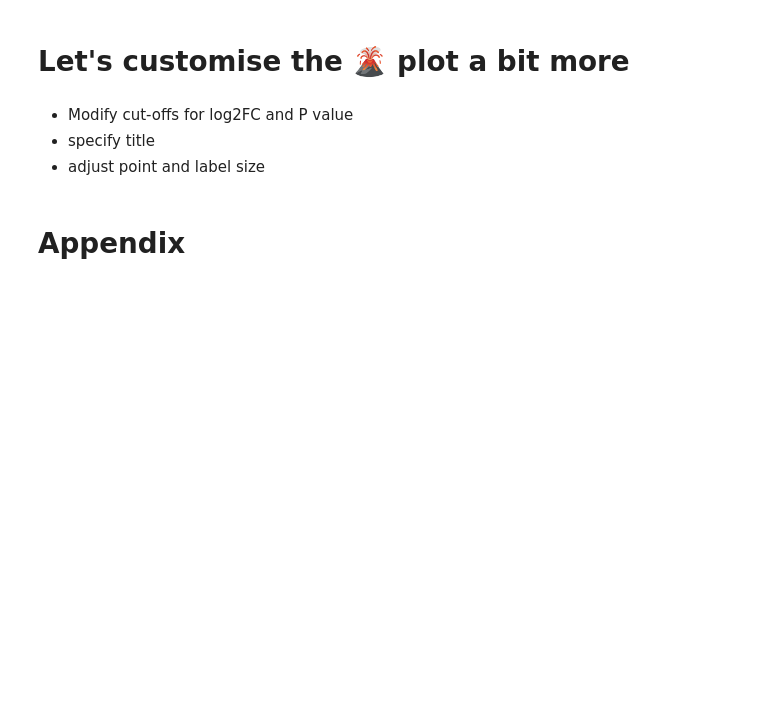
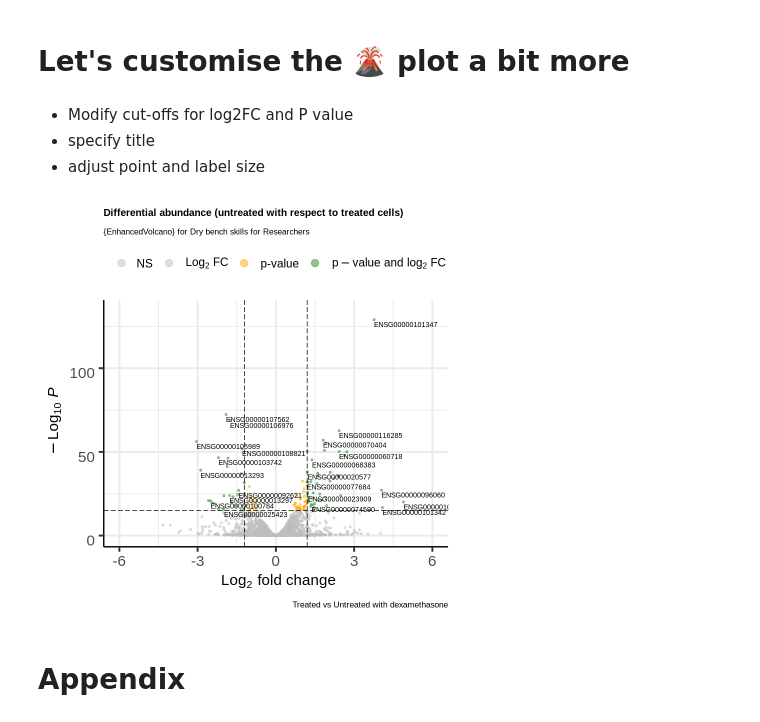
Before and after one commit to lifebit-ai/dry-bench-skills-for-researchers, a Jupyter notebook: classes/class_1/tutorials/2-reading-data-and-plotting-in-R.ipynb, the cells around one changed output. Saved outputs shown, nothing was run; the diff lists cells and outputs as text; code cells hidden in the pictures; blank space fills up the shorter version.

```diff
--- a/classes/class_1/tutorials/2-reading-data-and-plotting-in-R.ipynb
+++ b/classes/class_1/tutorials/2-reading-data-and-plotting-in-R.ipynb
@@ -50,27 +71,29 @@ install.packages('plotly') ; library(plotly)
 # %%
 gg<-   EnhancedVolcano::EnhancedVolcano( results,
                         col=c('grey', 'grey', 'orange', 'forestgreen'),
 
                         lab = results$feature,
                         x = 'log2FoldChange',
                         y = 'pvalue',
                         xlim = c(-6, 6),
 
                         title = 'Differential abundance (untreated with respect to treated cells)',
                         titleLabSize = 12,
 
-                        subtitle = '{EnhancedVolcano} for JAX',
+                        subtitle = '{EnhancedVolcano} for Dry bench skills for Researchers',
                         subtitleLabSize = 10,
 
                         caption = "Treated vs Untreated with dexamethasone",
                         captionLabSize = 10,
 
                         pCutoff = 10e-16,
                         FCcutoff = 1.2,
                         pointSize = 1.0,
                         labSize = 3.0)
 
 gg
+# %% [output]
+[figure, added]
 # %% [markdown]
 # Appendix
 # %% [markdown]
```
Also changed, not shown: parts of 6 cells of this notebook.
